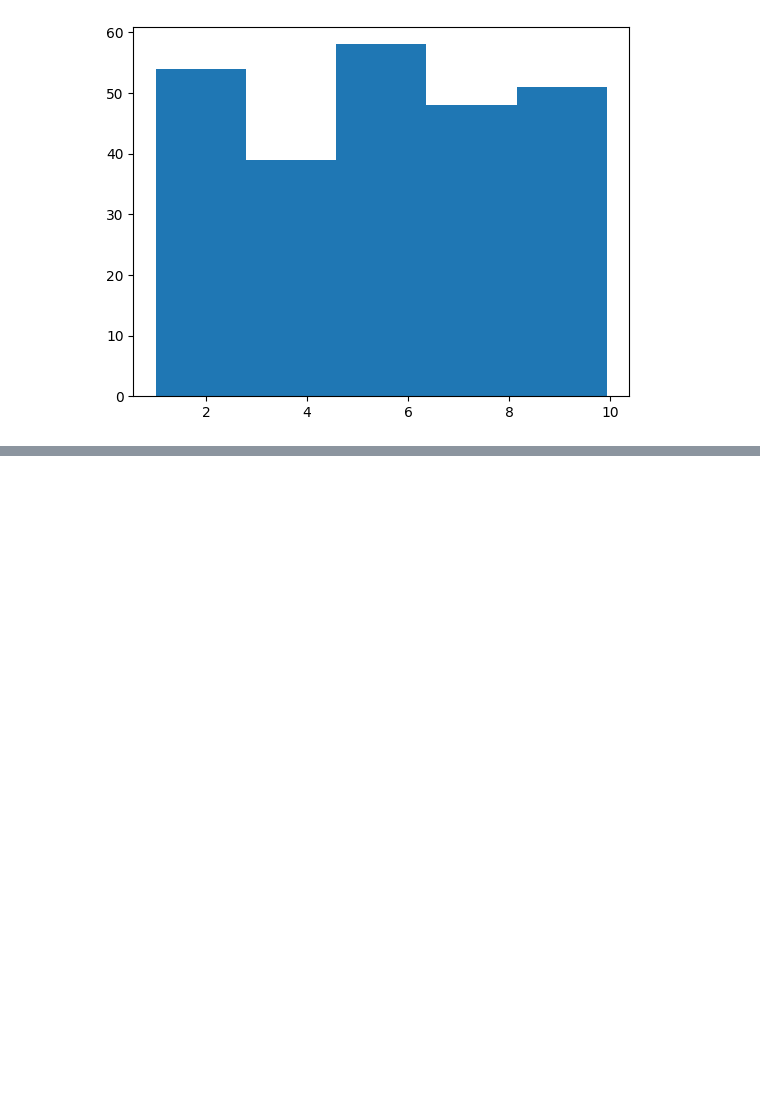
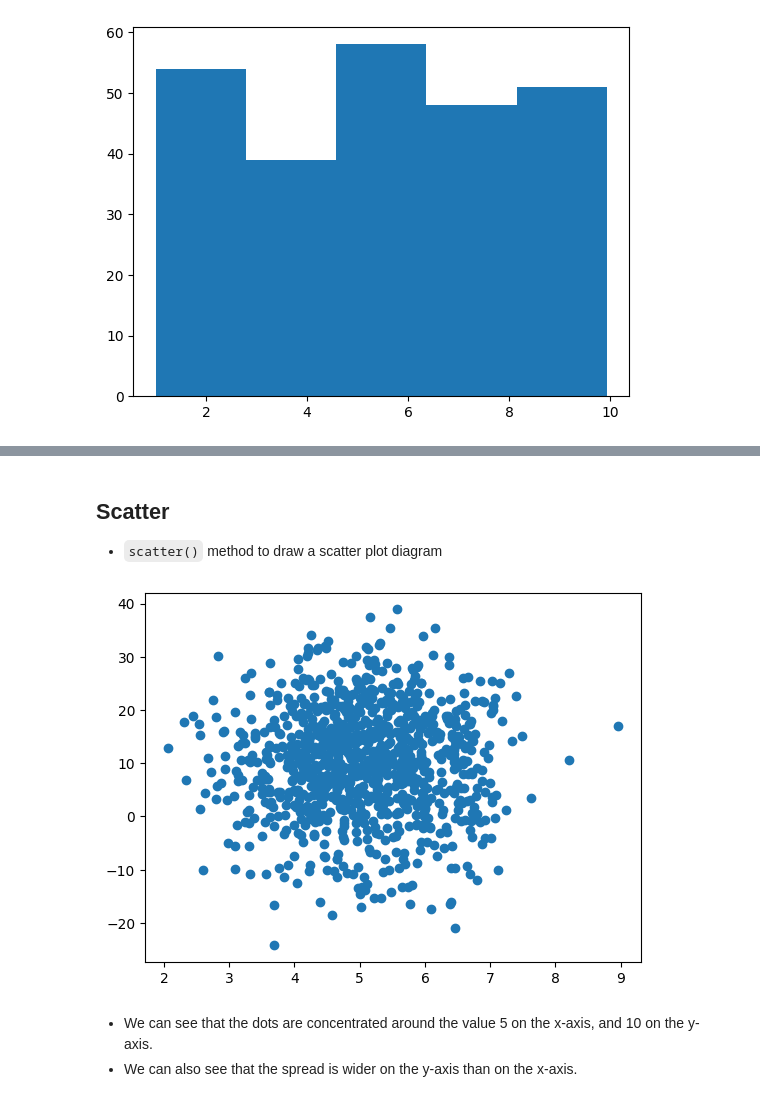
Before and after one commit to themysterysolver/ML-Learn, a Jupyter notebook: LEARNING/ML.ipynb, the cells around one changed output, grey strips where cells are left out. Drawn from its saved outputs; the diff is of its cells as text; code cells hidden in the pictures; blank space fills up the shorter version.

```diff
--- a/LEARNING/ML.ipynb
+++ b/LEARNING/ML.ipynb
@@ -82,0 +108,13 @@ plt.show()
+# %% [markdown]
+## Scatter
+- `scatter()` method to draw a scatter plot diagram
+# %%
+sx=np.random.normal(5,1,1000)
+sy=np.random.normal(10,10,1000)
+plt.scatter(sx,sy)
+plt.show()
+# %% [output]
+[figure, added]
+# %% [markdown]
+- We can see that the dots are concentrated around the value 5 on the x-axis, and 10 on the y-axis.
+- We can also see that the spread is wider on the y-axis than on the x-axis.
```
Also changed, not shown: parts of 2 cells of this notebook.
